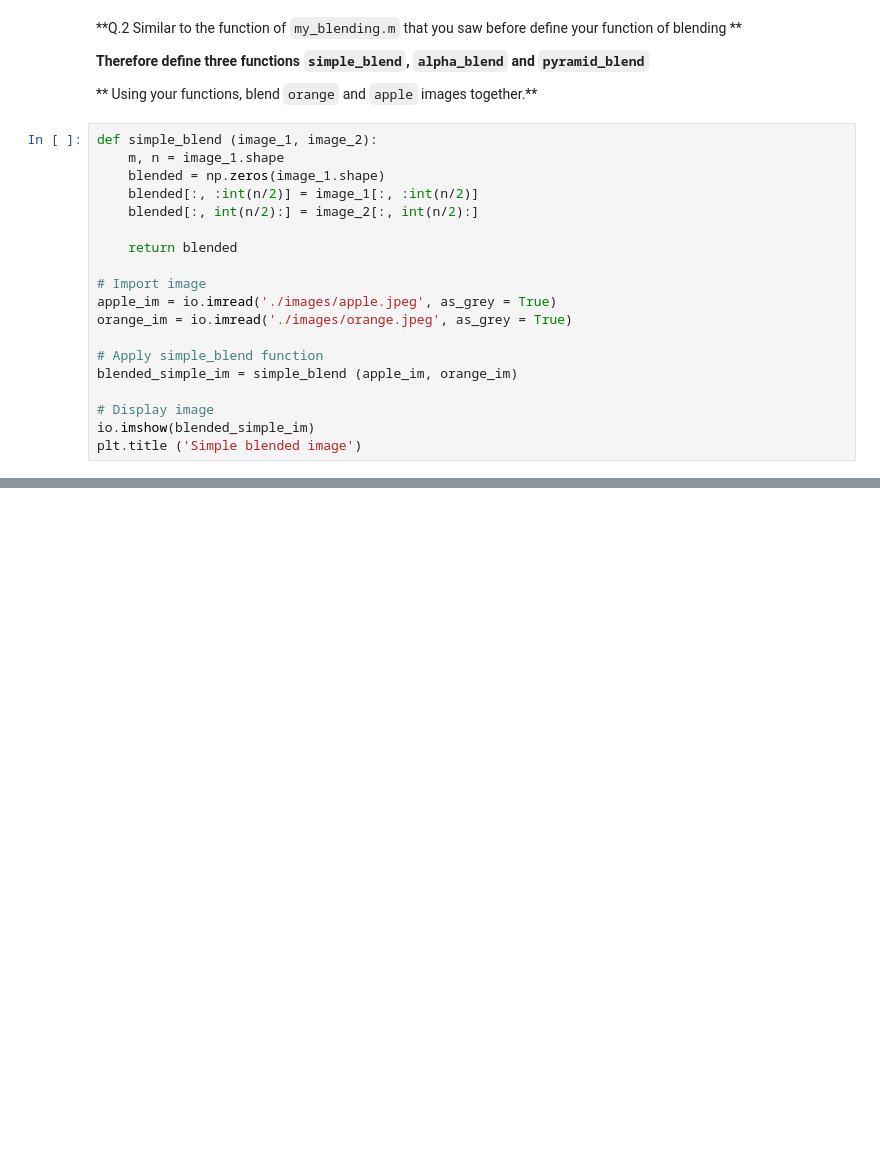
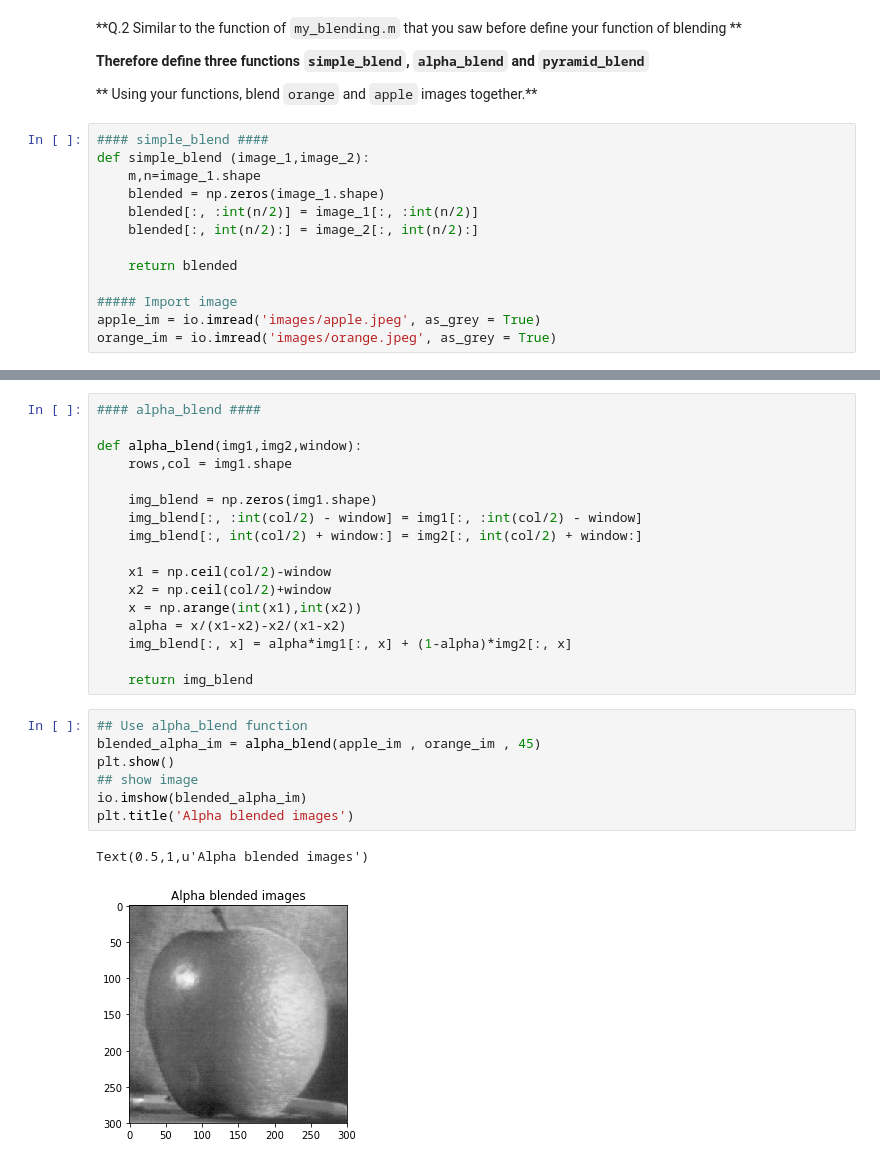
Before and after one commit to NitinAnaghan/B31XB-IIP-TP-1718, a Jupyter notebook: 3-interpolation-blending/3-interpolation-blending.ipynb, the cells around one changed output, grey strips where cells are left out. Cells and saved outputs as stored; diff of their text form; blank space fills up the shorter version.

```diff
--- a/3-interpolation-blending/3-interpolation-blending.ipynb
+++ b/3-interpolation-blending/3-interpolation-blending.ipynb
@@ -80,21 +80,15 @@ io.imshow(lena_2)
 
 ** Using your functions, blend `orange` and `apple` images together.**
 # %%
-def simple_blend (image_1, image_2):
-    m, n = image_1.shape
+#### simple_blend ####
+def simple_blend (image_1,image_2):
+    m,n=image_1.shape
     blended = np.zeros(image_1.shape)
     blended[:, :int(n/2)] = image_1[:, :int(n/2)]
     blended[:, int(n/2):] = image_2[:, int(n/2):]
 
     return blended
 
-# Import image
-apple_im = io.imread('./images/apple.jpeg', as_grey = True)
-orange_im = io.imread('./images/orange.jpeg', as_grey = True)
-
-# Apply simple_blend function
-blended_simple_im = simple_blend (apple_im, orange_im)
-
-# Display image
-io.imshow(blended_simple_im)
-plt.title ('Simple blended image')
+##### Import image
+apple_im = io.imread('images/apple.jpeg', as_grey = True)
+orange_im = io.imread('images/orange.jpeg', as_grey = True)
@@ -137,3 +134,30 @@ plt.title ('Pyramid blended image')
 # %% [output]
 Text(0.5,1,u'Pyramid blended image')
 [figure]
+# %%
+#### alpha_blend ####
+
+def alpha_blend(img1,img2,window):
+    rows,col = img1.shape
+
+    img_blend = np.zeros(img1.shape)
+    img_blend[:, :int(col/2) - window] = img1[:, :int(col/2) - window]
+    img_blend[:, int(col/2) + window:] = img2[:, int(col/2) + window:]
+
+    x1 = np.ceil(col/2)-window
+    x2 = np.ceil(col/2)+window
+    x = np.arange(int(x1),int(x2))
+    alpha = x/(x1-x2)-x2/(x1-x2)
+    img_blend[:, x] = alpha*img1[:, x] + (1-alpha)*img2[:, x]
+
+    return img_blend
+# %%
+## Use alpha_blend function
+blended_alpha_im = alpha_blend(apple_im , orange_im , 45)
+plt.show()
+## show image
+io.imshow(blended_alpha_im)
+plt.title('Alpha blended images')
+# %% [output]
+Text(0.5,1,u'Alpha blended images')
+[figure, added]
```
Also changed, not shown: parts of 5 cells of this notebook, 1 other file.
